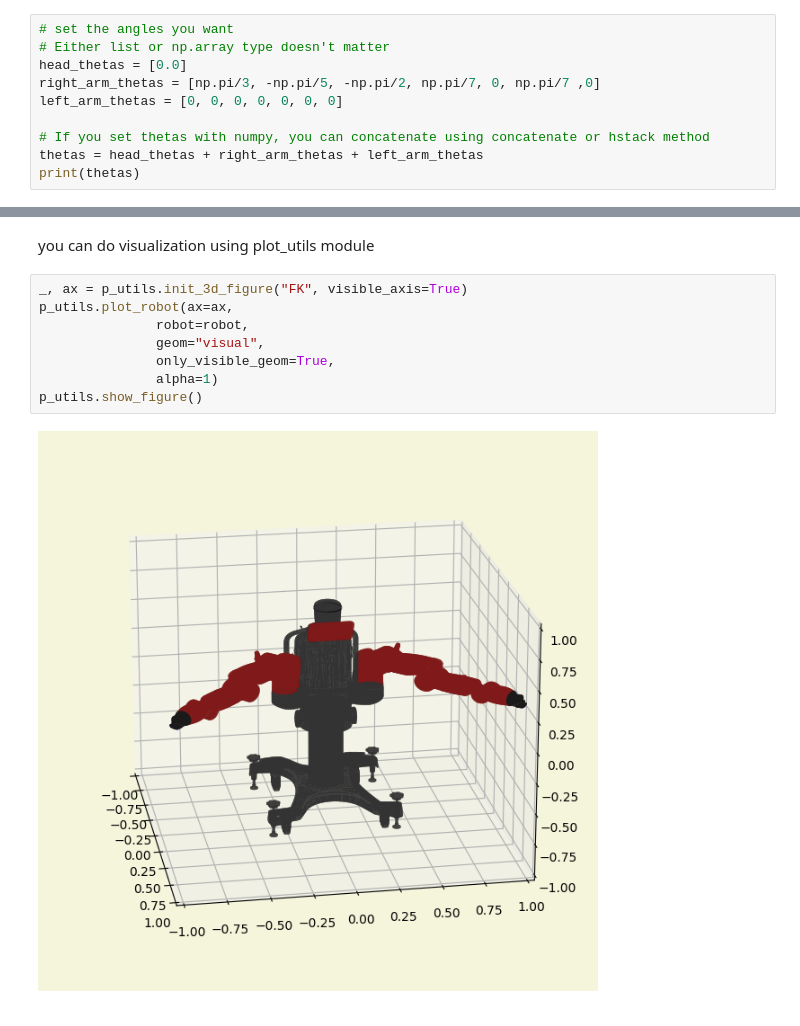
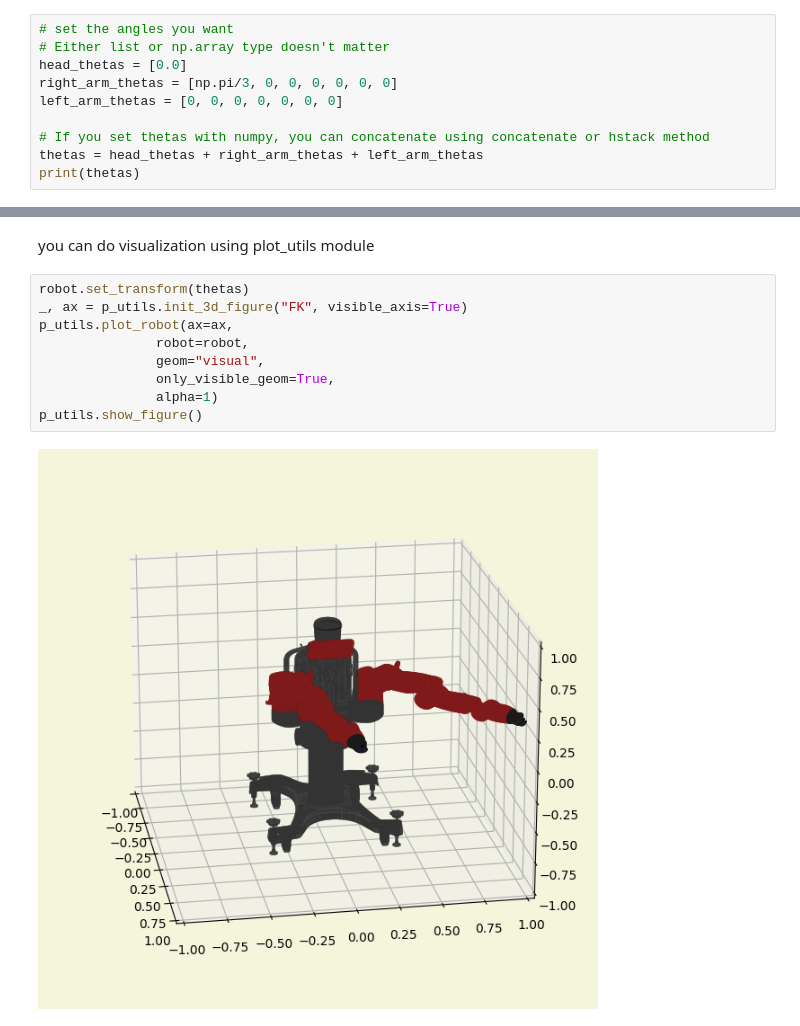
Before and after one commit to jdj2261/pykin, a Jupyter notebook: tutorials/02_robot_FK.ipynb, the cells around one changed output, grey strips where cells are left out. Cells and saved outputs as stored; diff of their text form.

```diff
--- a/tutorials/02_robot_FK.ipynb
+++ b/tutorials/02_robot_FK.ipynb
@@ -21,7 +21,7 @@ robot = Bimanual(file_path, Transform(rot=[0.0, 0.0, 0.0], pos=[0, 0, 0]))
 # set the angles you want
 # Either list or np.array type doesn't matter
 head_thetas = [0.0]
-right_arm_thetas = [np.pi/3, -np.pi/5, -np.pi/2, np.pi/7, 0, np.pi/7 ,0]
+right_arm_thetas = [np.pi/3, 0, 0, 0, 0, 0, 0]
 left_arm_thetas = [0, 0, 0, 0, 0, 0, 0]
 
 # If you set thetas with numpy, you can concatenate using concatenate or hstack method
@@ -57,12 +57,13 @@ left_upper_elbow_visual, [ 0.65328123 -0.27059865  0.65328123  0.27059865], [0.1
 # %% [markdown]
 you can do visualization using plot_utils module
 # %%
+robot.set_transform(thetas)
 _, ax = p_utils.init_3d_figure("FK", visible_axis=True)
 p_utils.plot_robot(ax=ax,
                robot=robot,
                geom="visual",
                only_visible_geom=True,
                alpha=1)
 p_utils.show_figure()
 # %% [output]
-[figure, old version]
+[figure, new version]
```
Also changed, not shown: parts of 1 cell of this notebook.
